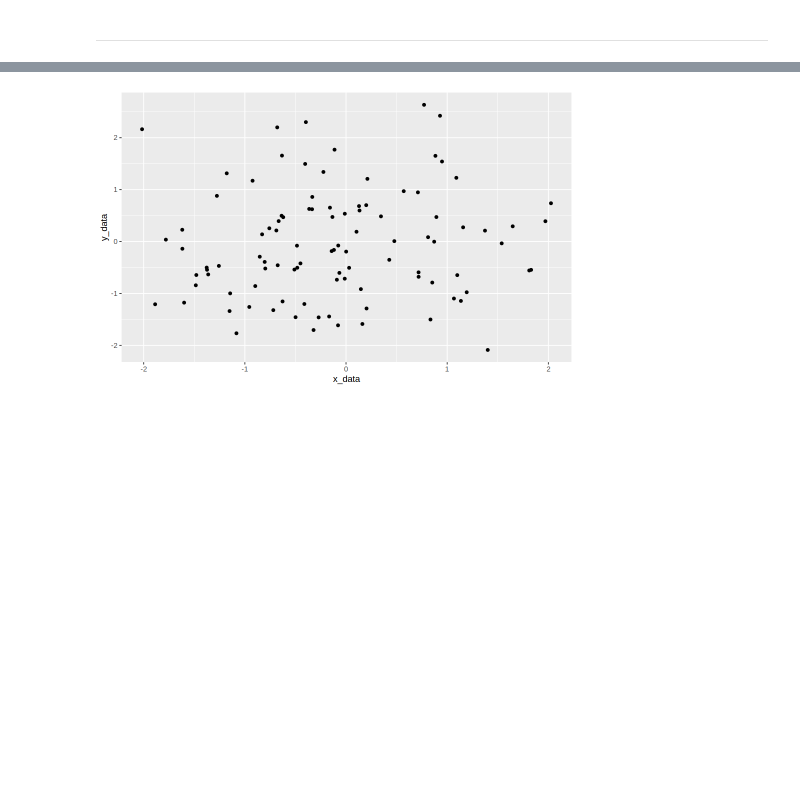
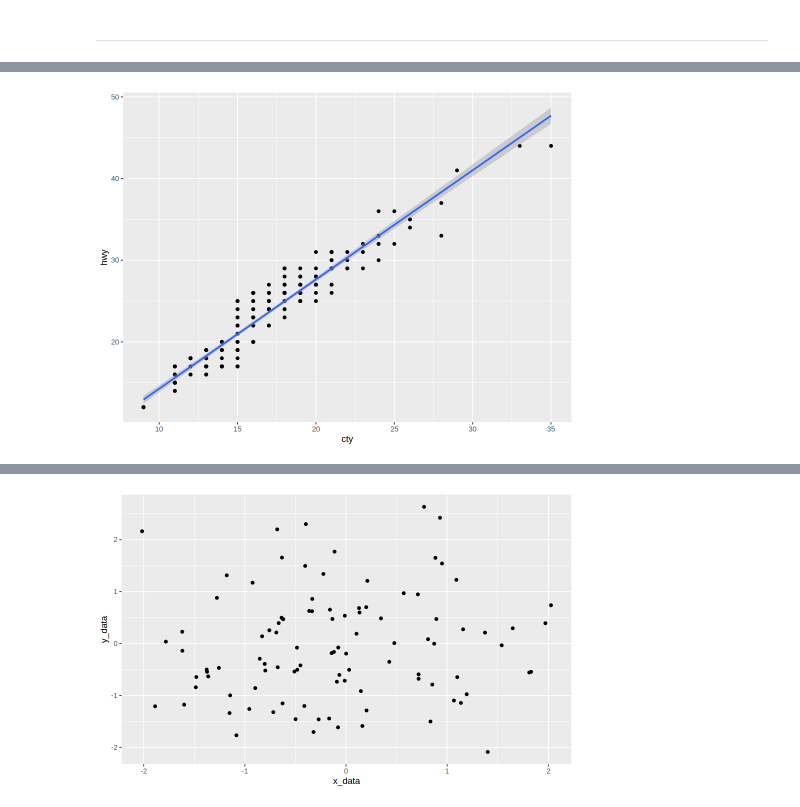
Before and after one commit to seccobenedetto/coding_tutorials, a Jupyter notebook: R.ipynb, the cells around one changed output, grey strips where cells are left out. Saved outputs shown, nothing was run; the diff lists cells and outputs as text; code cells hidden in the pictures; blank space fills up the shorter version.

````diff
--- a/R.ipynb
+++ b/R.ipynb
@@ -1364,3 +1413,12 @@ ggplot(data, aes(x = x_data, y = y_data)) +    # I map the data to the correct a
 ```
 
 To see more: P. Murrell, Introduction to R graphics: [here](https://www.stat.auckland.ac.nz/~paul/RGraphics/chapter1.pdf), [here](https://www.stat.auckland.ac.nz/~paul/RGraphics/), [here](RGraphicsChapters-1-4-5.pdf).
+# %%
+library(ggplot2)
+options(repr.plot.width = 8, repr.plot.height = 6)
+
+ggplot(data = mpg, mapping = aes(x = cty, y = hwy) ) +
+    geom_point() +                                     # to create a scatterplot
+    geom_smooth(formula = y ~ x, method = "lm")        # to fit and overlay a loess trendline
+# %% [output]
+[figure, added]
````
Also changed, not shown: parts of 15 cells of this notebook.
